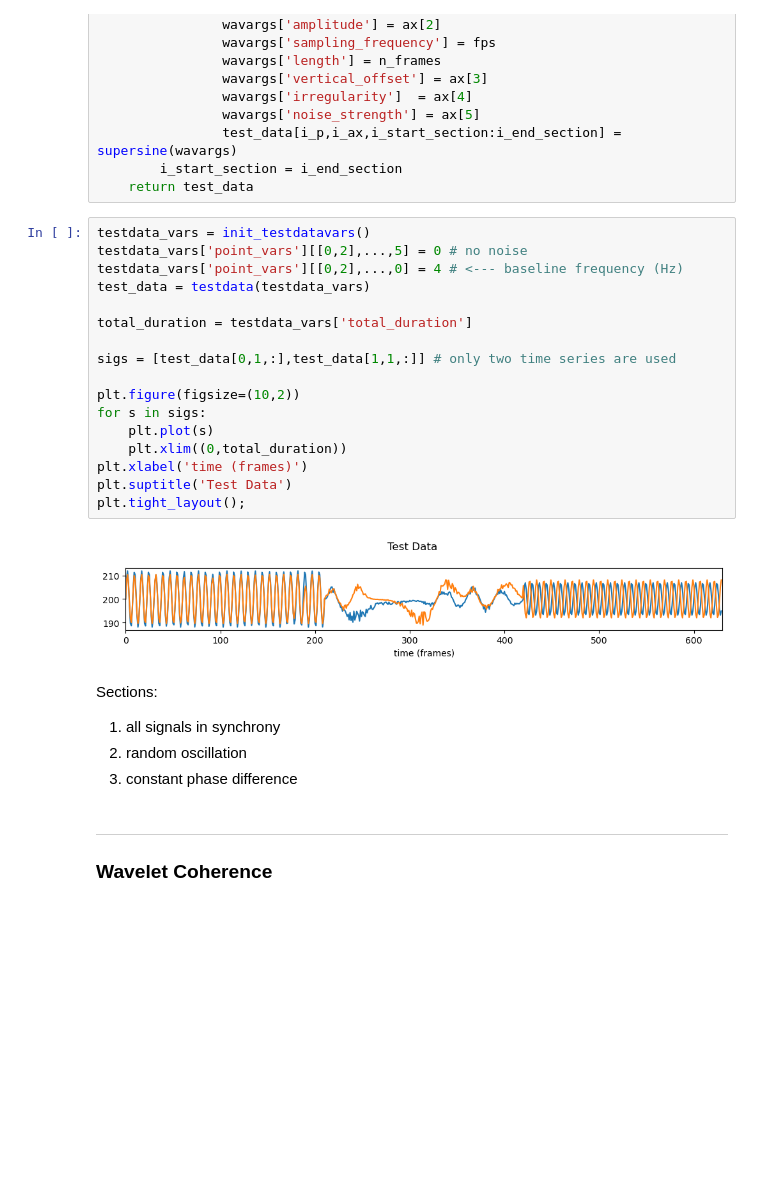
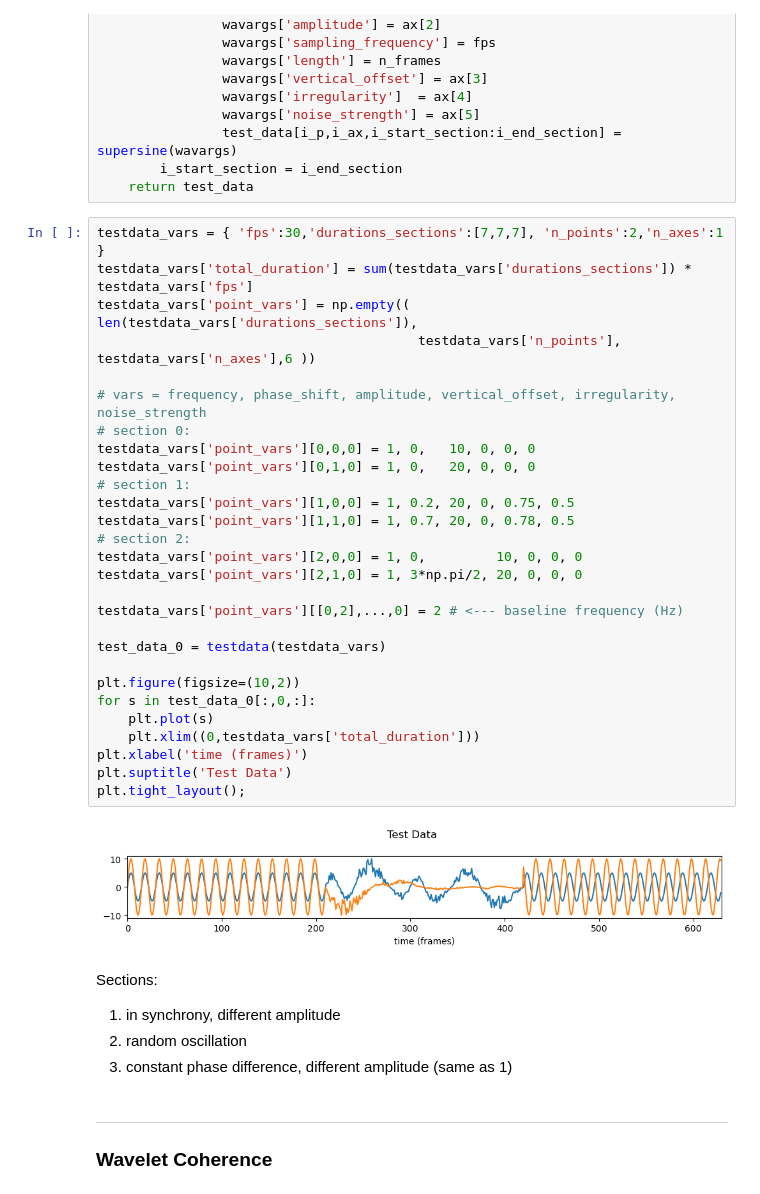
Before and after one commit to juigmend/python-miscellaneous, a Jupyter notebook: WCT_DEMO.ipynb, the cells around one changed output. Cells and saved outputs as stored; diff of their text form; blank space fills up the shorter version.

```diff
--- a/WCT_DEMO.ipynb
+++ b/WCT_DEMO.ipynb
@@ -204,29 +145,40 @@ def testdata(*args,**kwargs):
         i_start_section = i_end_section
     return test_data
 # %%
-testdata_vars = init_testdatavars()
-testdata_vars['point_vars'][[0,2],...,5] = 0 # no noise
-testdata_vars['point_vars'][[0,2],...,0] = 4 # <--- baseline frequency (Hz)
-test_data = testdata(testdata_vars)
+testdata_vars = { 'fps':30,'durations_sections':[7,7,7], 'n_points':2,'n_axes':1 }
+testdata_vars['total_duration'] = sum(testdata_vars['durations_sections']) * testdata_vars['fps']
+testdata_vars['point_vars'] = np.empty(( len(testdata_vars['durations_sections']),
+                                         testdata_vars['n_points'], testdata_vars['n_axes'],6 ))
 
-total_duration = testdata_vars['total_duration']
+# vars = frequency, phase_shift, amplitude, vertical_offset, irregularity, noise_strength
+# section 0:
+testdata_vars['point_vars'][0,0,0] = 1, 0,   10, 0, 0, 0
+testdata_vars['point_vars'][0,1,0] = 1, 0,   20, 0, 0, 0
+# section 1:
+testdata_vars['point_vars'][1,0,0] = 1, 0.2, 20, 0, 0.75, 0.5
+testdata_vars['point_vars'][1,1,0] = 1, 0.7, 20, 0, 0.78, 0.5
+# section 2:
+testdata_vars['point_vars'][2,0,0] = 1, 0,         10, 0, 0, 0
+testdata_vars['point_vars'][2,1,0] = 1, 3*np.pi/2, 20, 0, 0, 0
 
-sigs = [test_data[0,1,:],test_data[1,1,:]] # only two time series are used
+testdata_vars['point_vars'][[0,2],...,0] = 2 # <--- baseline frequency (Hz)
+
+test_data_0 = testdata(testdata_vars)
 
 plt.figure(figsize=(10,2))
-for s in sigs:
+for s in test_data_0[:,0,:]:
     plt.plot(s)
-    plt.xlim((0,total_duration))
+    plt.xlim((0,testdata_vars['total_duration']))
 plt.xlabel('time (frames)')
 plt.suptitle('Test Data')
 plt.tight_layout();
 # %% [output]
-[figure, old version]
+[figure, new version]
 # %% [markdown]
 Sections:
-1. all signals in synchrony
+1. in synchrony, different amplitude
 2. random oscillation
-3. constant phase difference
+3. constant phase difference, different amplitude (same as 1)
 # %% [markdown]
 ***
 ### Wavelet Coherence
```
Also changed, not shown: parts of 7 cells of this notebook.
